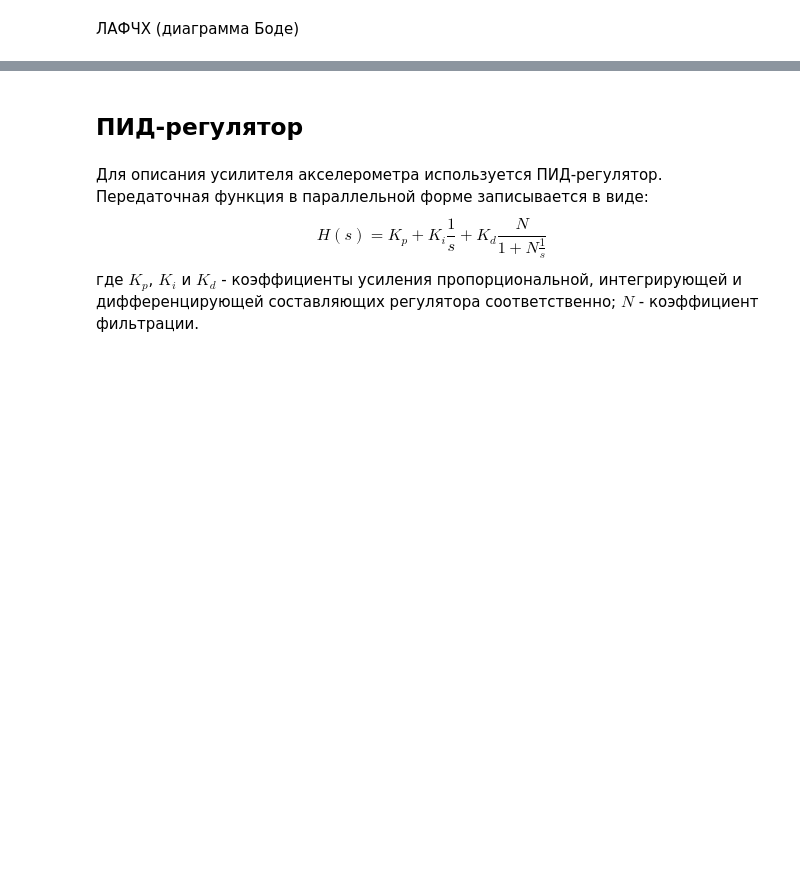
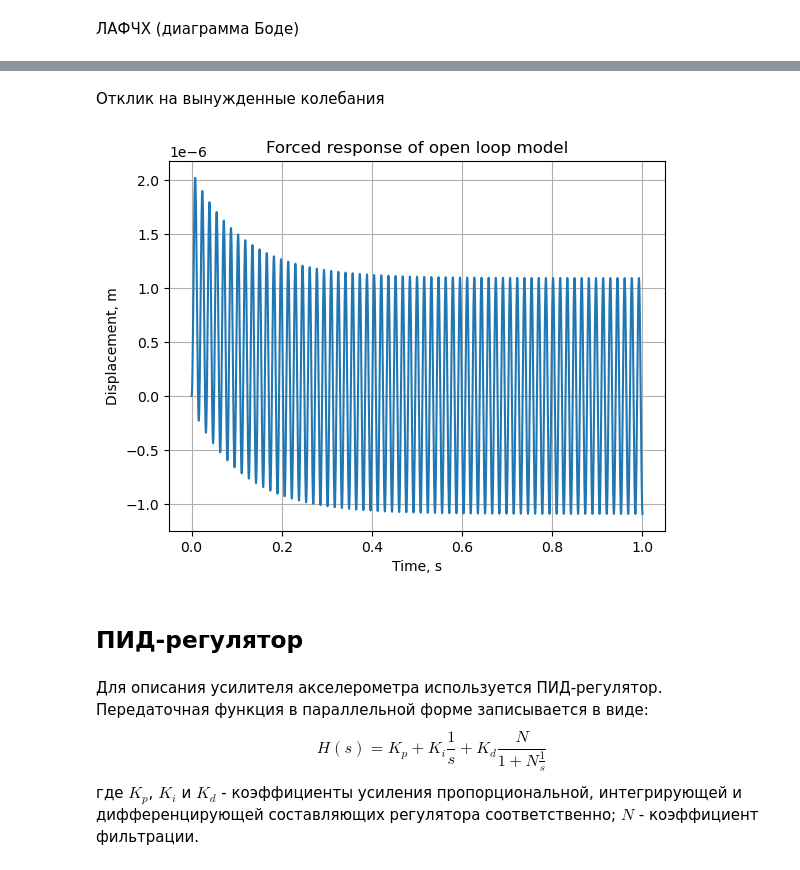
Before and after one commit to ridaktor/Closed-loop-accelerometer-model, a Jupyter notebook: Closed-loop-accelerometer-model.ipynb, the cells around one changed output, grey strips where cells are left out. Saved outputs shown, nothing was run; the diff lists cells and outputs as text; code cells hidden in the pictures; blank space fills up the shorter version.

Commit message:
Add forced responces for models

```diff
--- a/Closed-loop-accelerometer-model.ipynb
+++ b/Closed-loop-accelerometer-model.ipynb
@@ -345,3 +377,18 @@ mag, phase, omega = control.bode(mechanics_ss[0,0], omega=freq_range, Hz=True, p
+# %% [markdown]
+Отклик на вынужденные колебания
+# %%
+t = numpy.arange(0, 1+1e-5, 1e-5)
+w = eigenfrequencies_hz[1]  # frequency, Hz
+u = numpy.sin(2 * numpy.pi * w * t)  # Sinusoidal input
+_, y = control.forced_response(mechanics_ss[0,0], T=t, U=u)
+plt.plot(t, y)
+plt.title('Forced response of open loop model')
+plt.ylabel('Displacement, m')
+plt.xlabel('Time, s')
+plt.grid()
+plt.show()
+# %% [output]
+[figure, added]
 # %% [markdown]
 ## ПИД-регулятор
 # %% [markdown]
```
Also changed, not shown: parts of 18 cells of this notebook, 1 other file.
